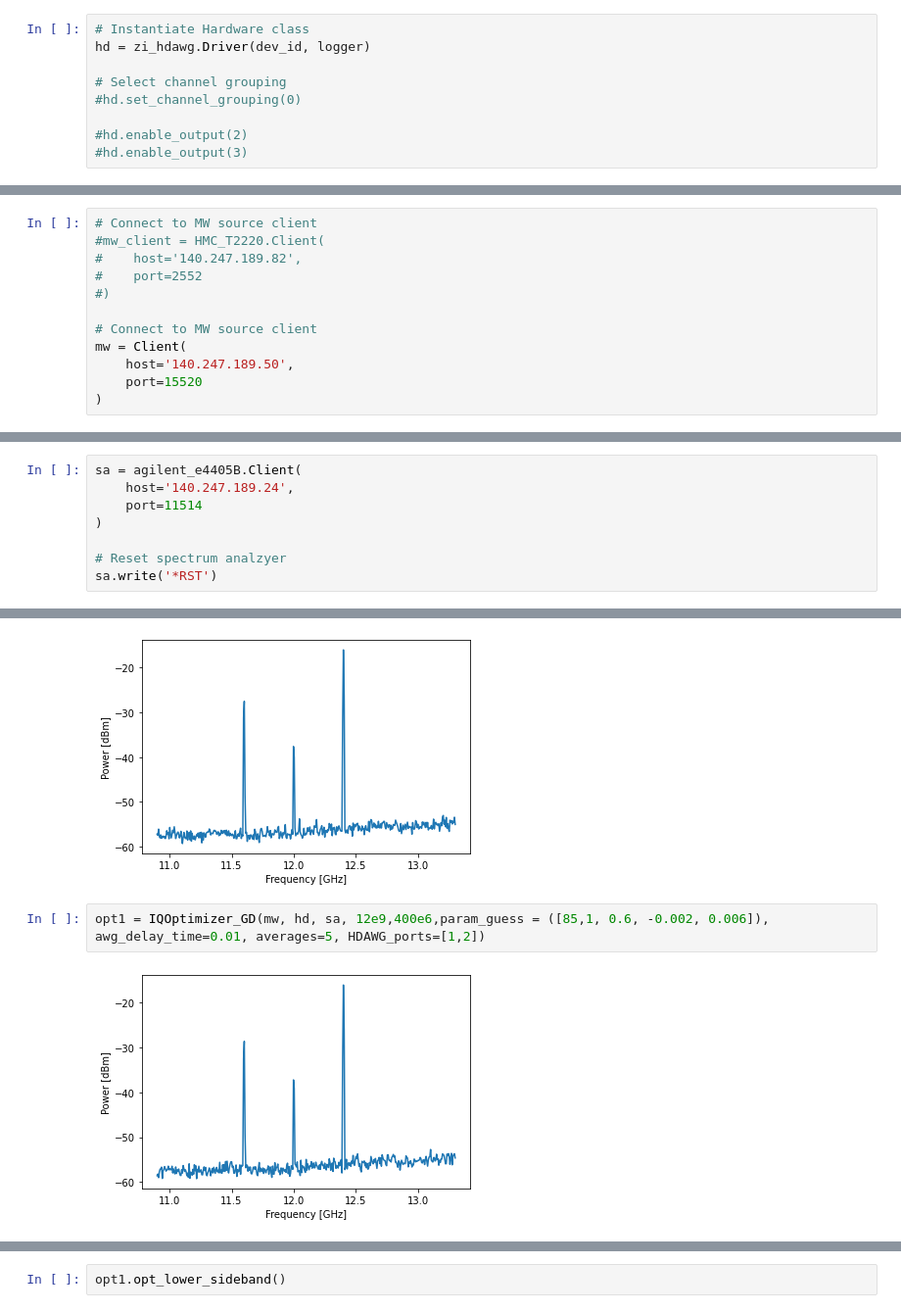
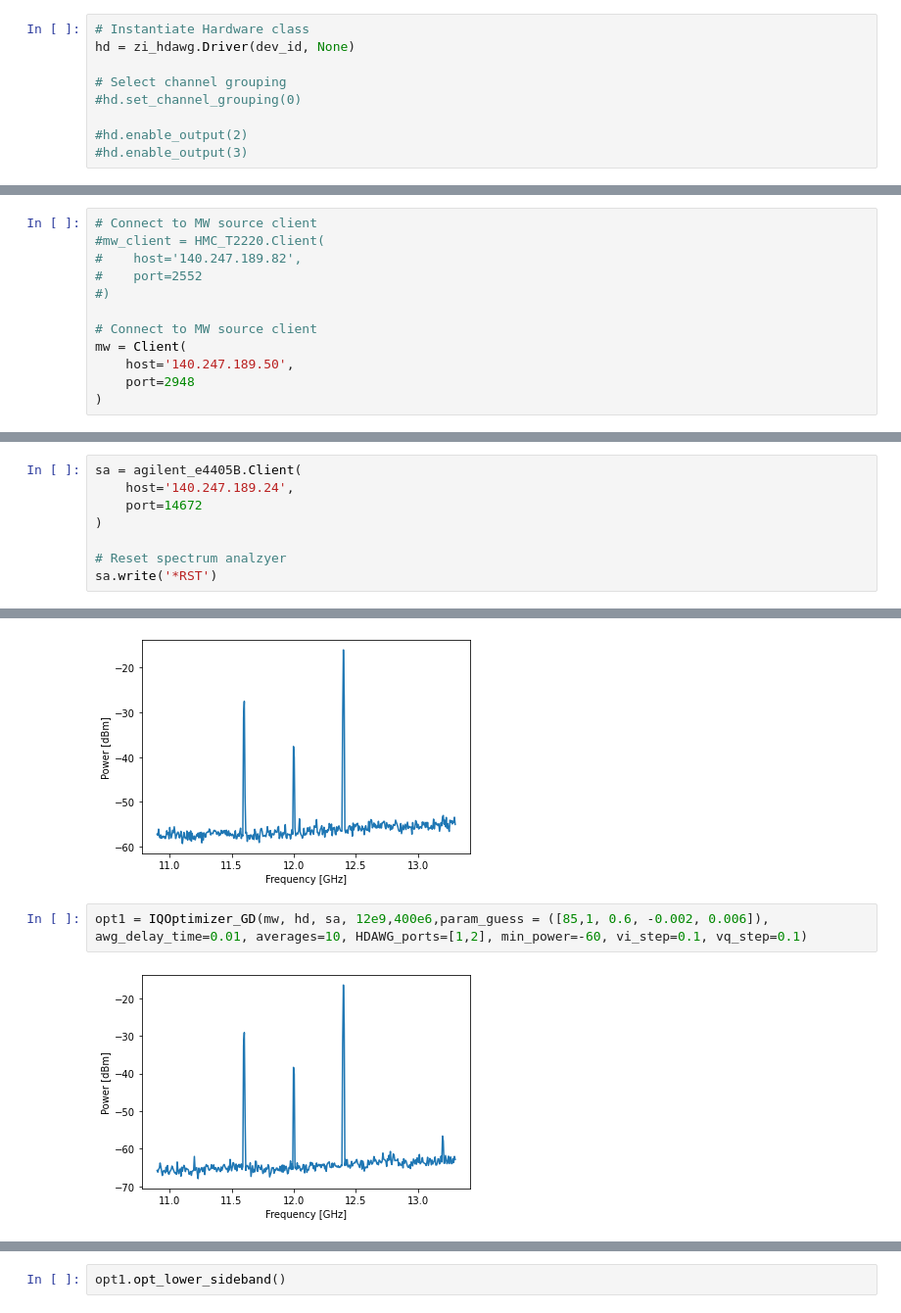
Before and after one commit to lukingroup/pylabnet, a Jupyter notebook: demo/iq-optimizer/IQOptimizer_demo.ipynb, the cells around one changed output, grey strips where cells are left out. Shown at 98% size. Cells and saved outputs as stored; diff of their text form.

```diff
--- a/demo/iq-optimizer/IQOptimizer_demo.ipynb
+++ b/demo/iq-optimizer/IQOptimizer_demo.ipynb
@@ -45,6 +50,6 @@ logger = LogClient(
 # %%
 # Instantiate Hardware class
-hd = zi_hdawg.Driver(dev_id, logger)
+hd = zi_hdawg.Driver(dev_id, None)
 
 # Select channel grouping
 #hd.set_channel_grouping(0)
@@ -63,7 +68,7 @@ hd = zi_hdawg.Driver(dev_id, logger)
 # Connect to MW source client
 mw = Client(
     host='140.247.189.50',
-    port=15520
+    port=2948
 )
 # %%
 # Check that MW source is set to correct power
@@ -77,7 +82,7 @@ mw.output_off()
 # %%
 sa = agilent_e4405B.Client(
     host='140.247.189.24',
-    port=11514
+    port=14672
 )
 
 # Reset spectrum analzyer
@@ -97,9 +102,9 @@ opt_w_ports = IQ_w_ports(mw, hd, sa, 12e9,400e6,param_guess = ([90,1, 0.6, -0.00
 # %% [output]
 [figure]
 # %%
-opt1 = IQOptimizer_GD(mw, hd, sa, 12e9,400e6,param_guess = ([85,1, 0.6, -0.002, 0.006]), awg_delay_time=0.01, averages=5, HDAWG_ports=[1,2])
+opt1 = IQOptimizer_GD(mw, hd, sa, 12e9,400e6,param_guess = ([85,1, 0.6, -0.002, 0.006]), awg_delay_time=0.01, averages=10, HDAWG_ports=[1,2], min_power=-60, vi_step=0.1, vq_step=0.1)
 # %% [output]
-[figure, old version]
+[figure, new version]
 # %%
 opt1.opt()
 # %% [output]
```
Also changed, not shown: parts of 5 cells of this notebook, 2 other files.
